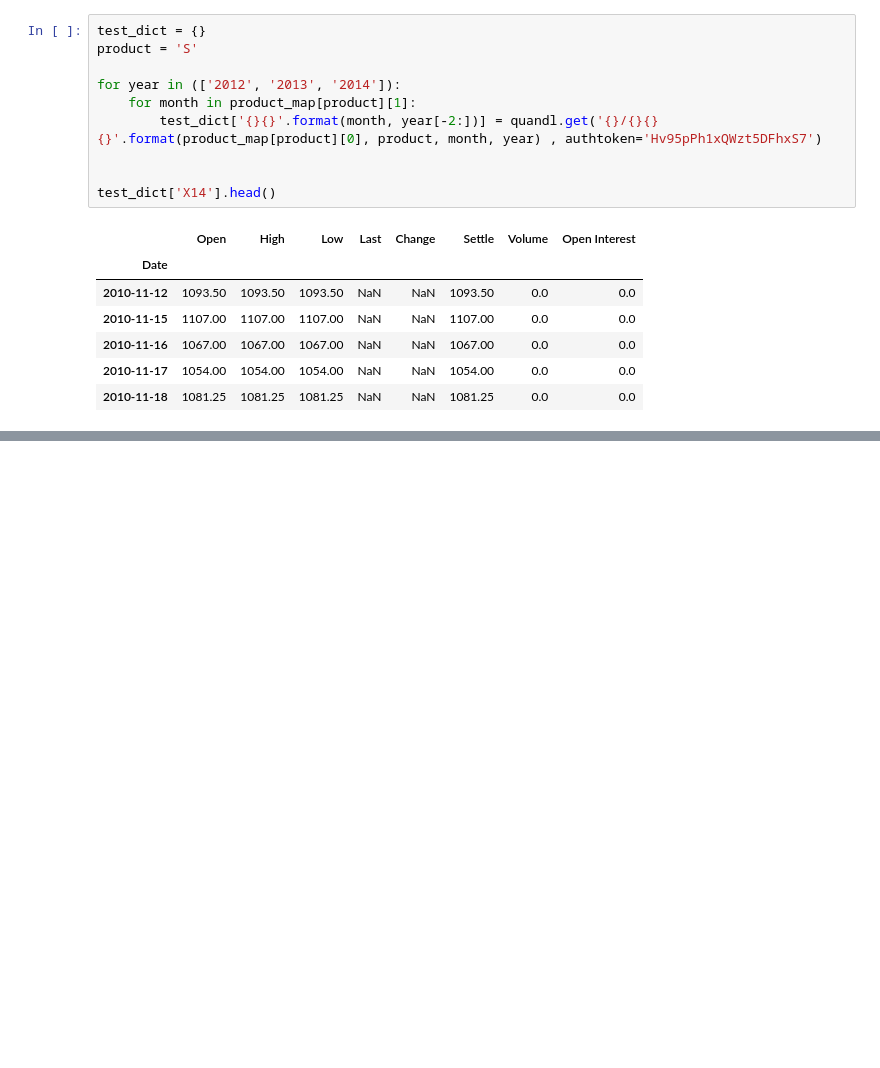
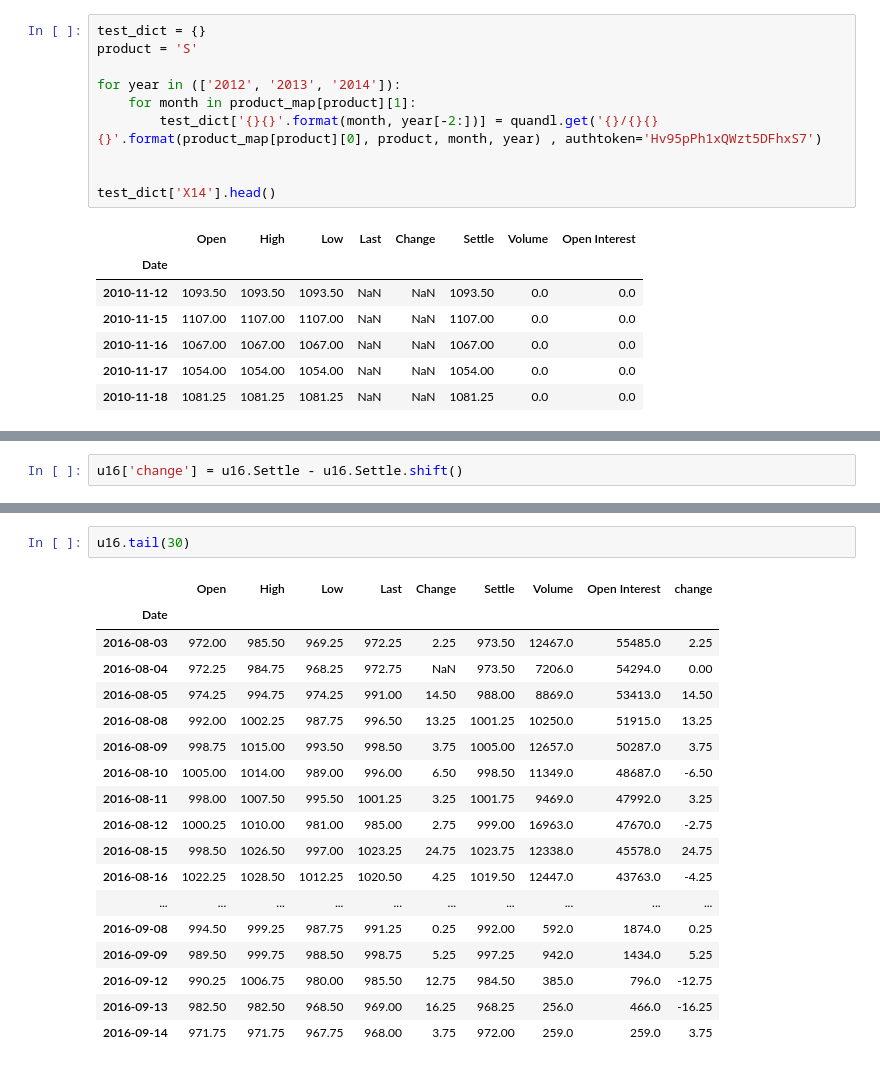
Before and after one commit to franko003/Commodity_TS_Analysis, a Jupyter notebook: notebooks/data_collection_&_cleaning.ipynb, the cells around one changed output, grey strips where cells are left out. Saved outputs shown, nothing was run; the diff lists cells and outputs as text; blank space fills up the shorter version.

```diff
--- a/notebooks/data_collection_&_cleaning.ipynb
+++ b/notebooks/data_collection_&_cleaning.ipynb
@@ -236,0 +318,2 @@ test_dict['X14'].head()
+# %%
+u16['change'] = u16.Settle - u16.Settle.shift()
@@ -236,0 +330,21 @@ test_dict['X14'].head()
+# %%
+u16.tail(30)
+# %% [output]
+|  | Open | High | Low | Last | Change | Settle | Volume | Open Interest | change |
+| Date |  |  |  |  |  |  |  |  |  |
+| 2016-08-03 | 972.00 | 985.50 | 969.25 | 972.25 | 2.25 | 973.50 | 12467.0 | 55485.0 | 2.25 |
+| 2016-08-04 | 972.25 | 984.75 | 968.25 | 972.75 | NaN | 973.50 | 7206.0 | 54294.0 | 0.00 |
+| 2016-08-05 | 974.25 | 994.75 | 974.25 | 991.00 | 14.50 | 988.00 | 8869.0 | 53413.0 | 14.50 |
+| 2016-08-08 | 992.00 | 1002.25 | 987.75 | 996.50 | 13.25 | 1001.25 | 10250.0 | 51915.0 | 13.25 |
+| 2016-08-09 | 998.75 | 1015.00 | 993.50 | 998.50 | 3.75 | 1005.00 | 12657.0 | 50287.0 | 3.75 |
+| 2016-08-10 | 1005.00 | 1014.00 | 989.00 | 996.00 | 6.50 | 998.50 | 11349.0 | 48687.0 | -6.50 |
+| 2016-08-11 | 998.00 | 1007.50 | 995.50 | 1001.25 | 3.25 | 1001.75 | 9469.0 | 47992.0 | 3.25 |
+| 2016-08-12 | 1000.25 | 1010.00 | 981.00 | 985.00 | 2.75 | 999.00 | 16963.0 | 47670.0 | -2.75 |
+| 2016-08-15 | 998.50 | 1026.50 | 997.00 | 1023.25 | 24.75 | 1023.75 | 12338.0 | 45578.0 | 24.75 |
+| 2016-08-16 | 1022.25 | 1028.50 | 1012.25 | 1020.50 | 4.25 | 1019.50 | 12447.0 | 43763.0 | -4.25 |
+| ... | ... | ... | ... | ... | ... | ... | ... | ... | ... |
+| 2016-09-08 | 994.50 | 999.25 | 987.75 | 991.25 | 0.25 | 992.00 | 592.0 | 1874.0 | 0.25 |
+| 2016-09-09 | 989.50 | 999.75 | 988.50 | 998.75 | 5.25 | 997.25 | 942.0 | 1434.0 | 5.25 |
+| 2016-09-12 | 990.25 | 1006.75 | 980.00 | 985.50 | 12.75 | 984.50 | 385.0 | 796.0 | -12.75 |
+| 2016-09-13 | 982.50 | 982.50 | 968.50 | 969.00 | 16.25 | 968.25 | 256.0 | 466.0 | -16.25 |
+| 2016-09-14 | 971.75 | 971.75 | 967.75 | 968.00 | 3.75 | 972.00 | 259.0 | 259.0 | 3.75 |
```
Also changed, not shown: parts of 25 cells of this notebook.
